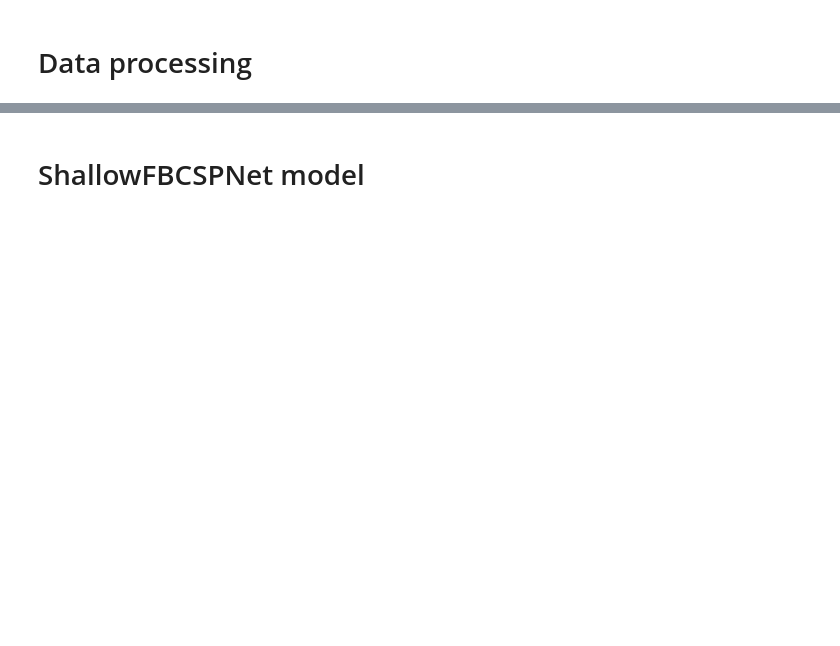
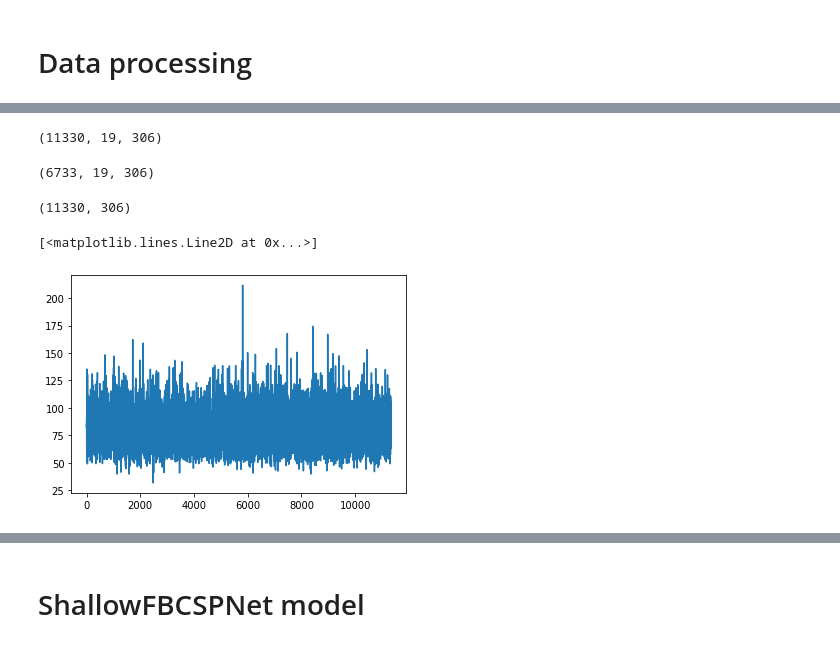
Before and after one commit to MateuszKukiela/bachelor_thesis, a Jupyter notebook: bachelor_thesis_data_categorization.ipynb, the cells around one changed output, grey strips where cells are left out. Cells and saved outputs as stored; diff of their text form; code cells hidden in the pictures; blank space fills up the shorter version.

```diff
--- a/bachelor_thesis_data_categorization.ipynb
+++ b/bachelor_thesis_data_categorization.ipynb
@@ -109,0 +164,21 @@ valid_set = SignalAndTarget(X_valid, y=y_valid)
+# %%
+X_test = np.concatenate((X_word_test,X_pseudo_test))
+X_test = (X_test * 1e2).astype(np.float32)
+y_test = np.zeros(X_test.shape[0])
+y_test[:X_word_test.shape[0]] = 1
+ind = np.arange(X_test.shape[0])
+np.random.shuffle(ind)
+X_test = X_test[ind,:,:]
+y_test = y_test[ind]
+
+X_train = np.concatenate((X_word_train,X_pseudo_train))
+X_train = (X_train * 1e2).astype(np.float32)
+y_train = np.zeros(X_train.shape[0])
+y_train[:X_word_train.shape[0]] = 1
+ind = np.arange(X_train.shape[0])
+np.random.shuffle(ind)
+X_train = X_train[ind,:,:]
+y_train = y_train[ind]
+
+y_test = y_test.astype(np.int64)
+y_train = y_train.astype(np.int64)
@@ -109,0 +210,17 @@ valid_set = SignalAndTarget(X_valid, y=y_valid)
+# %%
+X_train.shape
+# %% [output]
+(11330, 19, 306)
+# %%
+X_test.shape
+# %% [output]
+(6733, 19, 306)
+# %%
+np.abs(X_train[:,0,:]).shape
+# %% [output]
+(11330, 306)
+# %%
+plt.plot(np.mean(np.abs(X_train[:,0,:]), axis=1))
+# %% [output]
+[<matplotlib.lines.Line2D at 0x...>]
+[figure, added]
```
Also changed, not shown: parts of 27 cells of this notebook, 11 other files.
